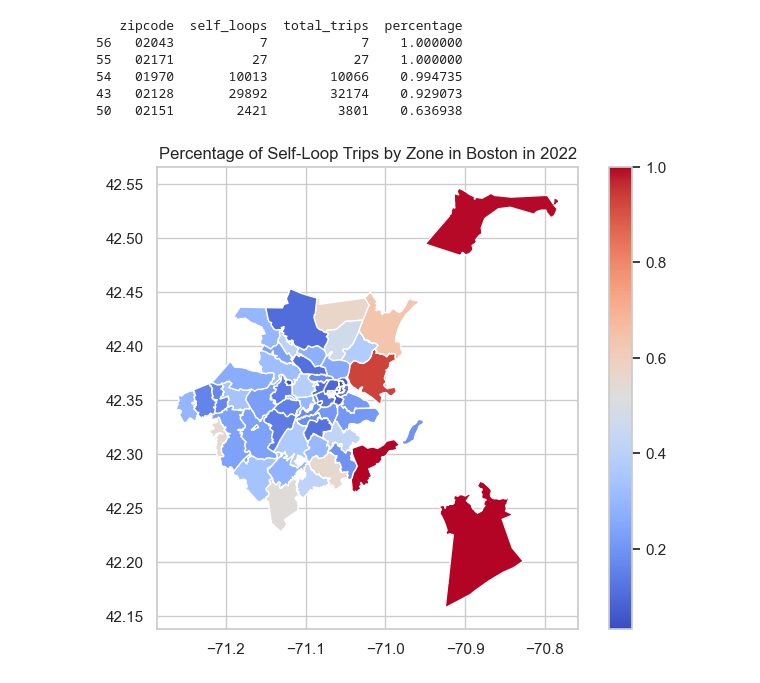
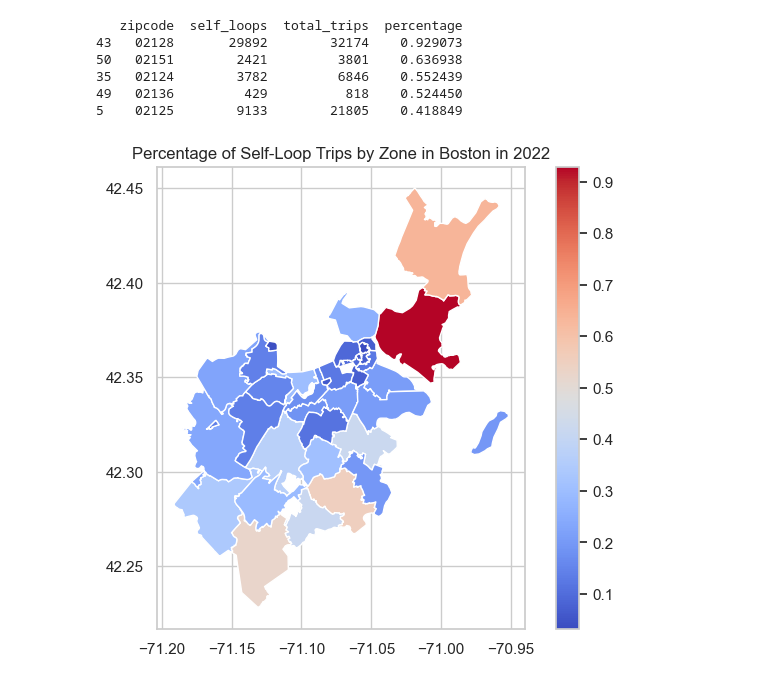
Before and after one commit to GaiaPizzuti/Bike-Inequality, a Jupyter notebook: src/notebook/trips_zones.ipynb, the cells around one changed output. Cells and saved outputs as stored; diff of their text form; code cells hidden in the pictures.

```diff
--- a/src/notebook/trips_zones.ipynb
+++ b/src/notebook/trips_zones.ipynb
@@ -34,6 +34,13 @@ self_loop_data = '/Users/gaiapizzuti/Documents/unitn/Bike-Inequality/data/self_l
 
 color = sns.color_palette("coolwarm", as_cmap=True)
 sns.set_theme(style="whitegrid")
+# %%
+def get_zipcodes(city):
+    df = pd.read_csv('/Users/gaiapizzuti/Documents/unitn/Bike-Inequality/data/zipcodes.csv', dtype={'zipcode': str})
+    city_zipcodes = df[df['city'] == city]['zipcode'].tolist()
+    return city_zipcodes
+
+zipcodes = get_zipcodes(city)
 # %%
 # 1 - leggere il file csv
 trips_file = os.path.join(trips_data, year, city + '.csv')
@@ -293,33 +326,42 @@ plt.show()
 # %%
 # studio del numero di viaggi che iniziano e finiscono nella stessa zona (percentuale)
 # cosa fare:
 # 1 - leggere il file csv
 # 2 - calcolare la percentuale
 # 3 - unire i dati con le zone geografiche
 # 4 - visualizzare i risultati nella mappa
 
 year = '2022'
 city = 'Boston'
 
+# trip aggregati a tutto l'anno che partono dalle 7 alle 9 di mattina
+# si dovrebbe avere un picco di partenza + mezz'ora
+
+# mappa dell'uso dei viaggi 24 volte, una per ogni ora -> in particolare 7-9
+
 self_loop_df = pd.read_csv(os.path.join(self_loop_data, year, city + '.csv'), dtype={'zipcode': str})
+
+# tenere solo i zipcode presenti nella lista
+self_loop_df = self_loop_df[self_loop_df['zipcode'].isin(zipcodes)]
+
 # aggiungere la colonna percentuale
 self_loop_df['percentage'] = (self_loop_df['self_loops'] / self_loop_df['total_trips'])
 
 # order by percentage descending
 self_loop_df = self_loop_df.sort_values(by='percentage', ascending=False)
 print(self_loop_df.head())
 
 fix, ax = plt.subplots(figsize=(8, 6))
 merged_gdf = zipcode_gdf.merge(self_loop_df, on='zipcode', how='right')
 merged_gdf.plot(column='percentage', ax=ax, legend=True, cmap=color)
 ax.set_title(f"Percentage of Self-Loop Trips by Zone in {city} in {year}")
 sns.set_style("whitegrid")
 plt.show()
 # %% [output]
    zipcode  self_loops  total_trips  percentage
-56   02043           7            7    1.000000
-55   02171          27           27    1.000000
-54   01970       10013        10066    0.994735
 43   02128       29892        32174    0.929073
 50   02151        2421         3801    0.636938
+35   02124        3782         6846    0.552439
+49   02136         429          818    0.524450
+5    02125        9133        21805    0.418849
-[figure, old version]
+[figure, new version]
```
Also changed, not shown: parts of 4 cells of this notebook, 3 other files.
